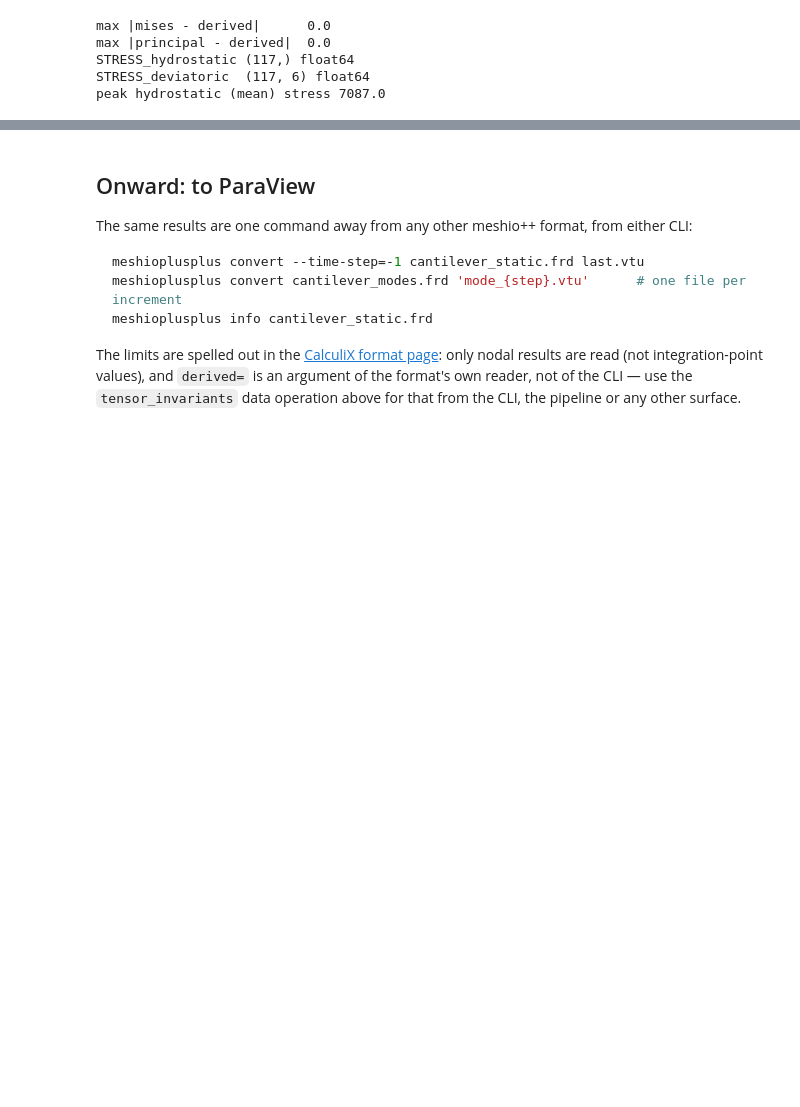
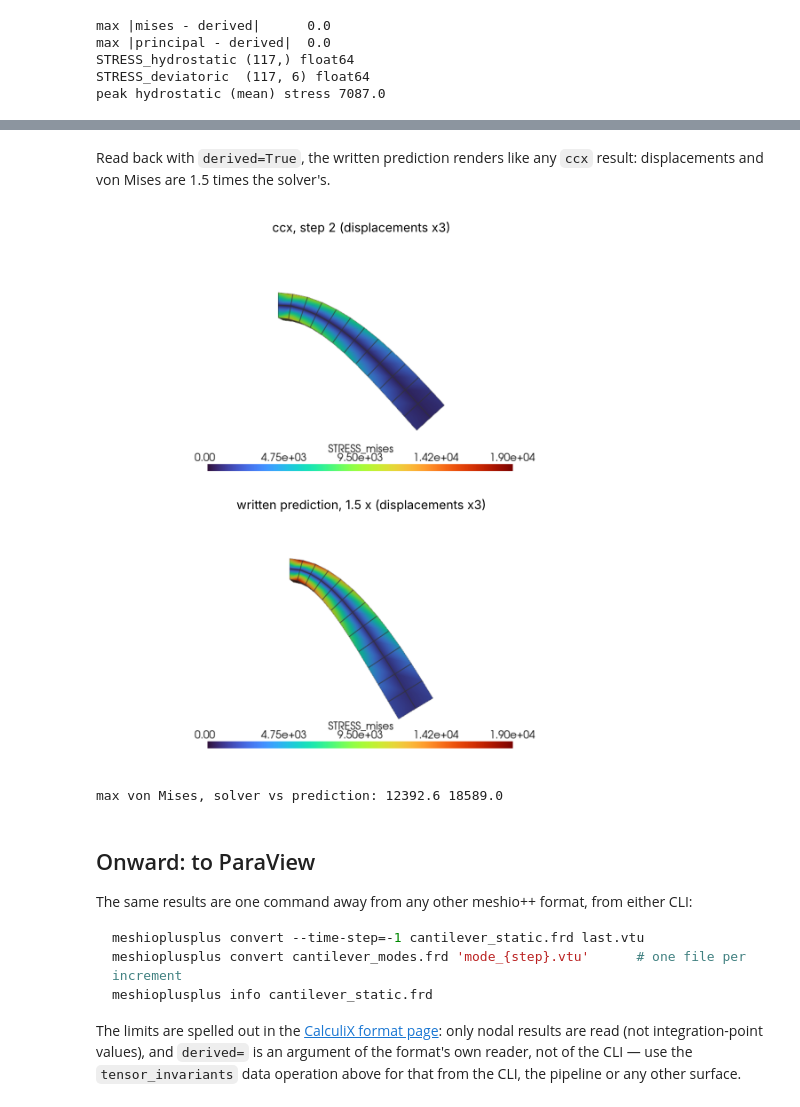
Before and after one commit to loumalouomega/meshioplusplus, a Jupyter notebook: example/python/07_calculix_frd.ipynb, the cells around one changed output, grey strips where cells are left out. Cells and saved outputs as stored; diff of their text form; code cells hidden in the pictures; blank space fills up the shorter version.

```diff
--- a/example/python/07_calculix_frd.ipynb
+++ b/example/python/07_calculix_frd.ipynb
@@ -272,0 +277,16 @@ peak hydrostatic (mean) stress 7087.0
+# %%
+pred = mp.frd.read(static, time_step=1)
+pred.point_data['DISP'] = 1.5 * pred.point_data['DISP']
+pred.point_data['STRESS'] = 1.5 * pred.point_data['STRESS']
+
+out = os.path.join(TMP, 'prediction.frd')
+mp.write(out, pred)                       # the long (I10) layout ccx writes; frd.write(..., long_ids=False) is the short one
+
+back = mp.frd.read(out)
+print('cells        ', [(b.type, len(b.data)) for b in back.cells], '| steps', mp.read_metadata(out)['time_values'])
+print('arrays       ', sorted(back.point_data))
+print('max |DISP|    written', round(float(np.abs(pred.point_data['DISP']).max()), 5),
+      '| read back', round(float(np.abs(back.point_data['DISP']).max()), 5))
+print('relative round-trip error', float(np.abs(back.point_data['STRESS'] - pred.point_data['STRESS']).max() / np.abs(pred.point_data['STRESS']).max()))
+print()
+print(''.join(open(out).readlines()[:6]), '...')
@@ -273,3 +306,16 @@ peak hydrostatic (mean) stress 7087.0
+# %% [markdown]
+Read back with `derived=True`, the written prediction renders like any `ccx` result: displacements and von Mises are 1.5 times the solver's.
+# %%
+solver = steps[1]
+predicted = mp.frd.read(out, derived=True)
+gallery([(solver, 'STRESS_mises', 'ccx, step 2 (displacements x3)', 3.0, (0, 19000), 'xz'),
+         (predicted, 'STRESS_mises', 'written prediction, 1.5 x (displacements x3)', 3.0, (0, 19000), 'xz')],
+        ncols=1)
+print('max von Mises, solver vs prediction:', round(float(solver.point_data['STRESS_mises'].max()), 1),
+      round(float(predicted.point_data['STRESS_mises'].max()), 1))
+# %% [output]
+[figure, added]
+max von Mises, solver vs prediction: 12392.6 18589.0
 # %% [markdown]
 ## Onward: to ParaView
 
```
Also changed, not shown: parts of 4 cells of this notebook, 24 other files.
